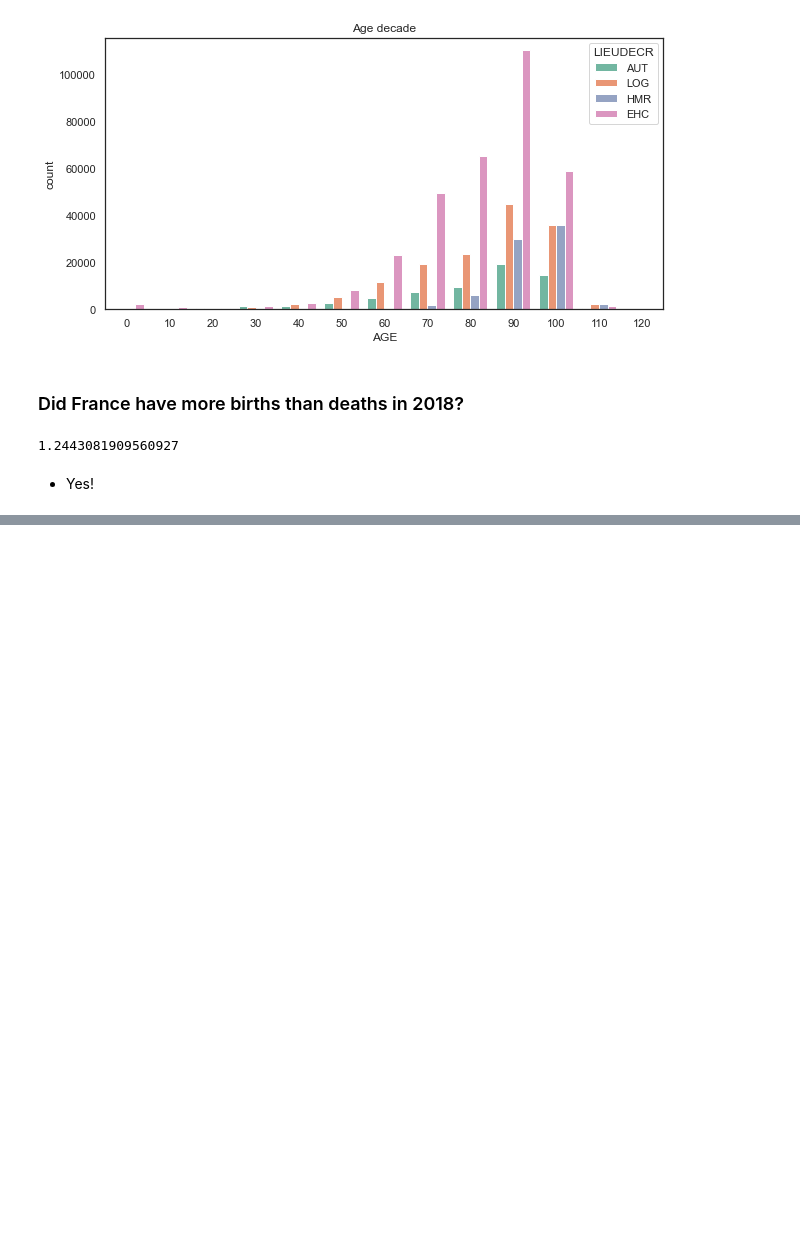
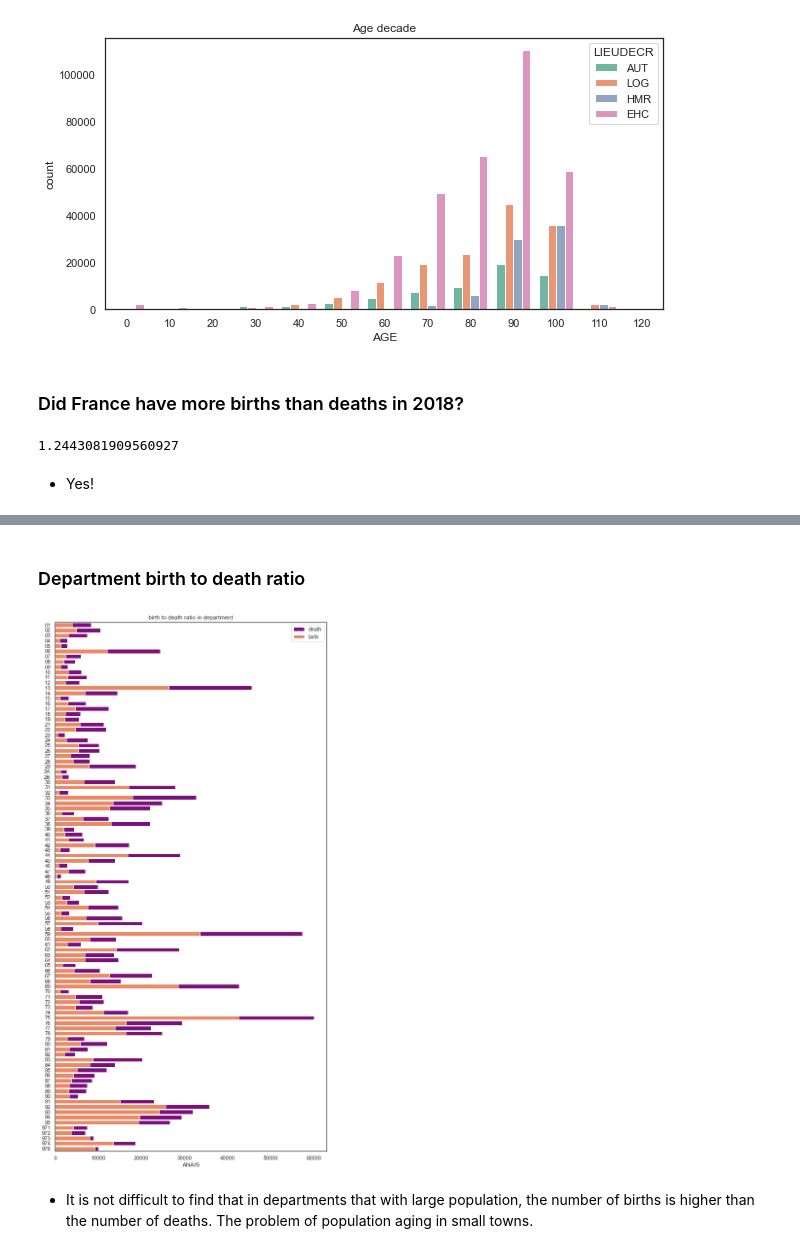
Before and after one commit to mengyush/projects, a Jupyter notebook: birth_death_marriage_fr2018.ipynb, the cells around one changed output, grey strips where cells are left out. Drawn from its saved outputs; the diff is of its cells as text; code cells hidden in the pictures; blank space fills up the shorter version.

```diff
--- a/birth_death_marriage_fr2018.ipynb
+++ b/birth_death_marriage_fr2018.ipynb
@@ -656,0 +690,14 @@ birth_data.shape[0]/death_data.shape[0]
+# %% [markdown]
+### Department birth to death ratio
+# %%
+plt.figure(figsize=(10,20))
+
+sns.barplot(y=dep_birth_death_df.index, x=dep_birth_death_df.ANAIS+dep_birth_death_df.ADEC, color='#8B008B', label='death')
+sns.barplot(y=dep_birth_death_df.index, x=dep_birth_death_df.ANAIS, color='#FF7F50', label='birth')
+plt.title('birth to death ratio in department')
+plt.legend()
+plt.show()
+# %% [output]
+[figure, added]
+# %% [markdown]
+* It is not difficult to find that in departments that with large population, the number of births is higher than the number of deaths. The problem of population aging in small towns.
```
Also changed, not shown: parts of 6 cells of this notebook.
